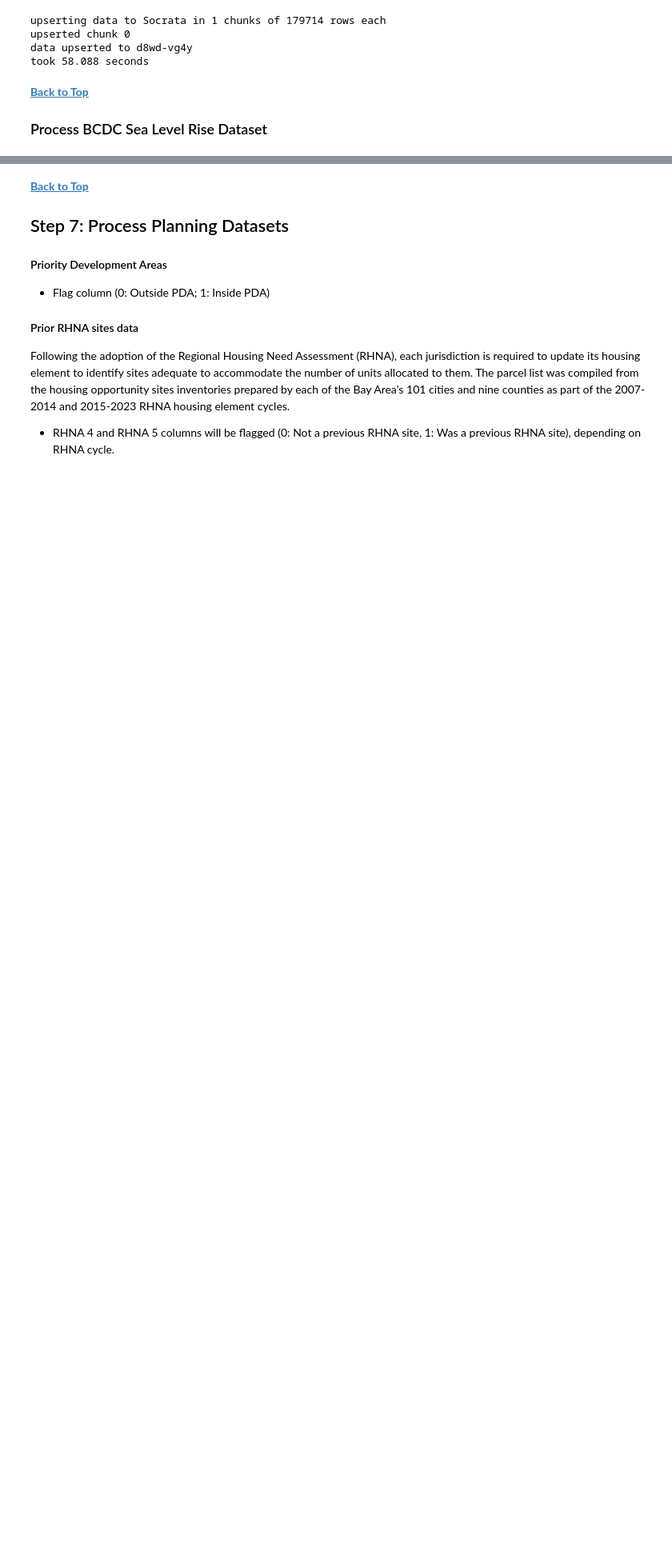
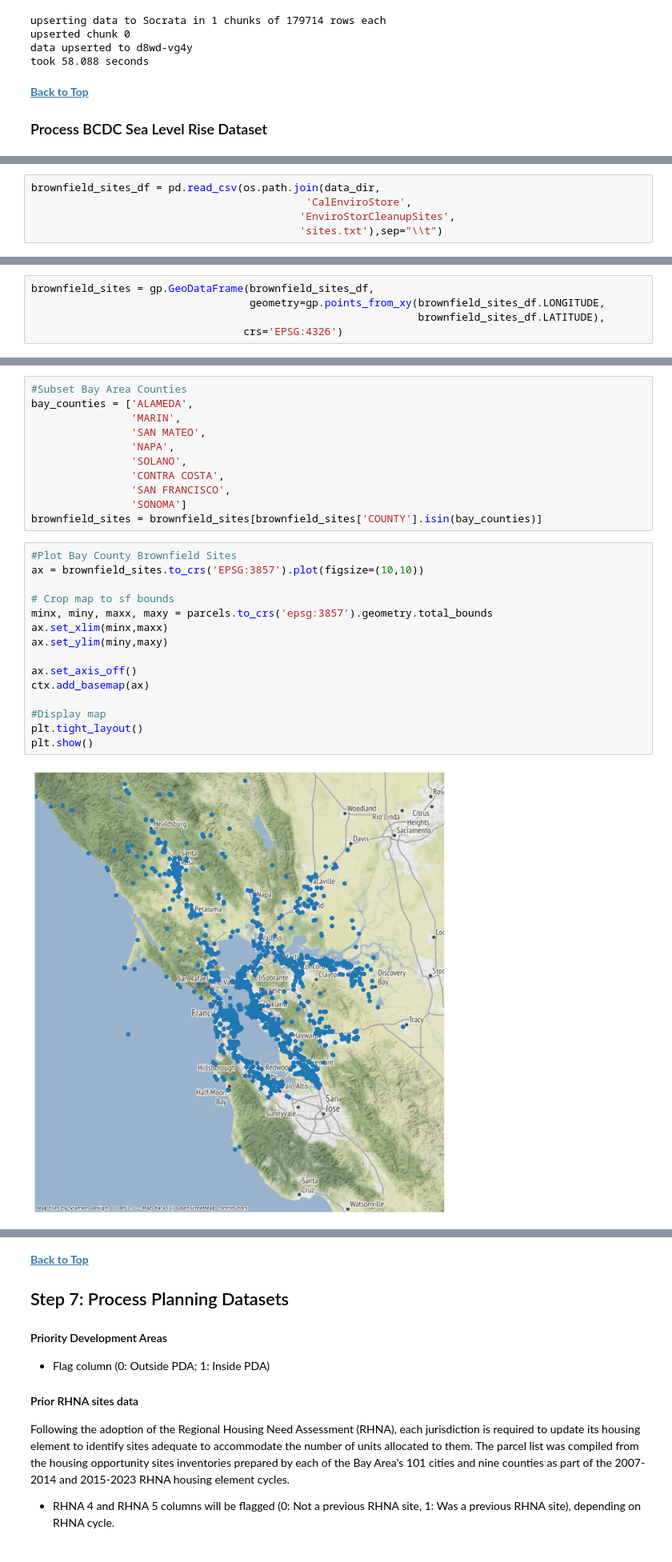
Before and after one commit to BayAreaMetro/Data-Analysis-Projects, a Jupyter notebook: housing-element-prescreening/scripts/Pre-Screening-Data-Processing.ipynb, the cells around one changed output, grey strips where cells are left out. Shown at 80% size. Saved outputs shown, nothing was run; the diff lists cells and outputs as text; blank space fills up the shorter version.

```diff
--- a/housing-element-prescreening/scripts/Pre-Screening-Data-Processing.ipynb
+++ b/housing-element-prescreening/scripts/Pre-Screening-Data-Processing.ipynb
@@ -1098,0 +1205,5 @@ KeyboardInterrupt:
+# %%
+brownfield_sites_df = pd.read_csv(os.path.join(data_dir,
+                                            'CalEnviroStore',
+                                           'EnviroStorCleanupSites',
+                                           'sites.txt'),sep="\\t")
@@ -1098,0 +1239,5 @@ KeyboardInterrupt:
+# %%
+brownfield_sites = gp.GeoDataFrame(brownfield_sites_df,
+                                   geometry=gp.points_from_xy(brownfield_sites_df.LONGITUDE,
+                                                              brownfield_sites_df.LATITUDE),
+                                  crs='EPSG:4326')
@@ -1098,0 +1279,28 @@ KeyboardInterrupt:
+# %%
+#Subset Bay Area Counties
+bay_counties = ['ALAMEDA',
+                'MARIN',
+                'SAN MATEO',
+                'NAPA',
+                'SOLANO',
+                'CONTRA COSTA',
+                'SAN FRANCISCO',
+                'SONOMA']
+brownfield_sites = brownfield_sites[brownfield_sites['COUNTY'].isin(bay_counties)]
+# %%
+#Plot Bay County Brownfield Sites
+ax = brownfield_sites.to_crs('EPSG:3857').plot(figsize=(10,10))
+
+# Crop map to sf bounds
+minx, miny, maxx, maxy = parcels.to_crs('epsg:3857').geometry.total_bounds
+ax.set_xlim(minx,maxx)
+ax.set_ylim(miny,maxy)
+
+ax.set_axis_off()
+ctx.add_basemap(ax)
+
+#Display map
+plt.tight_layout()
+plt.show()
+# %% [output]
+[figure, added]
```
Also changed, not shown: parts of 31 cells of this notebook.
